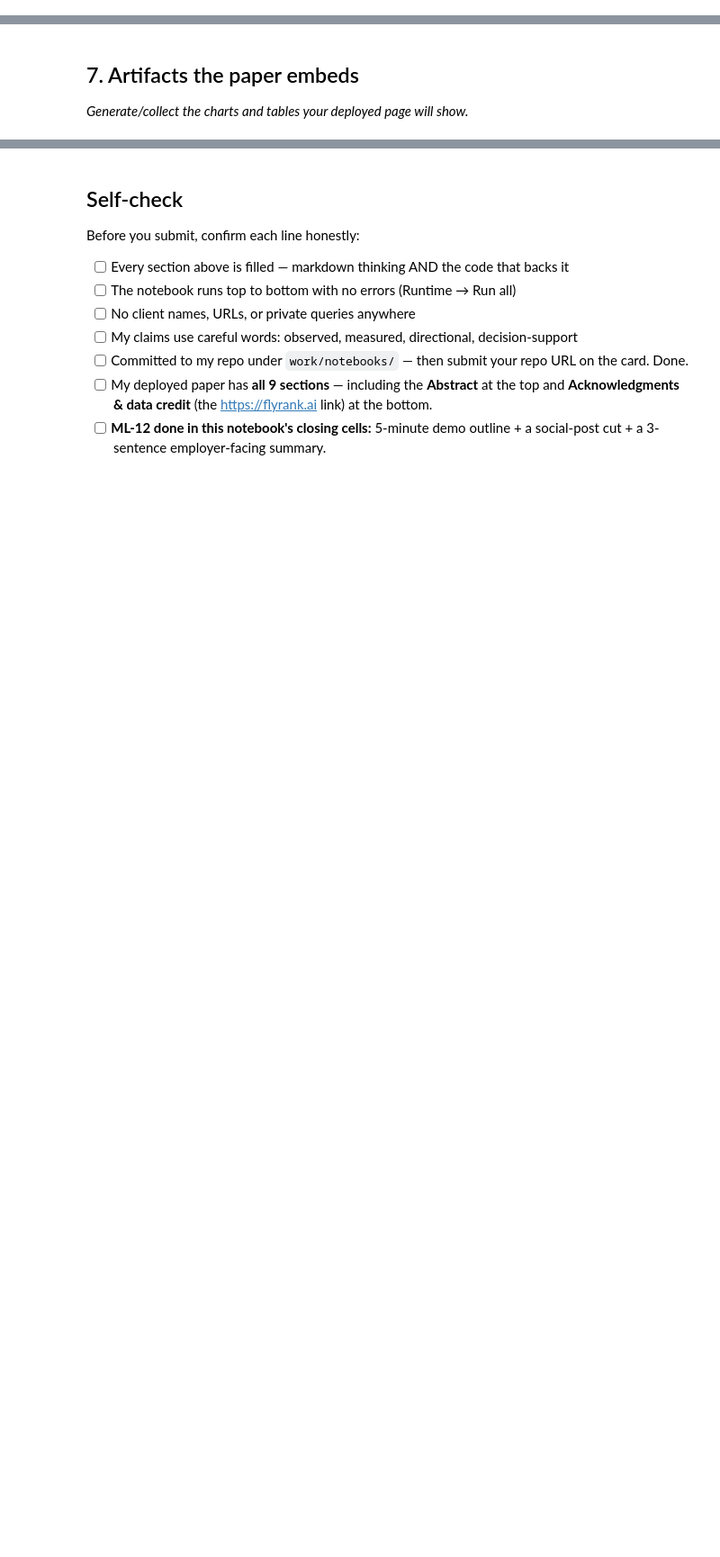
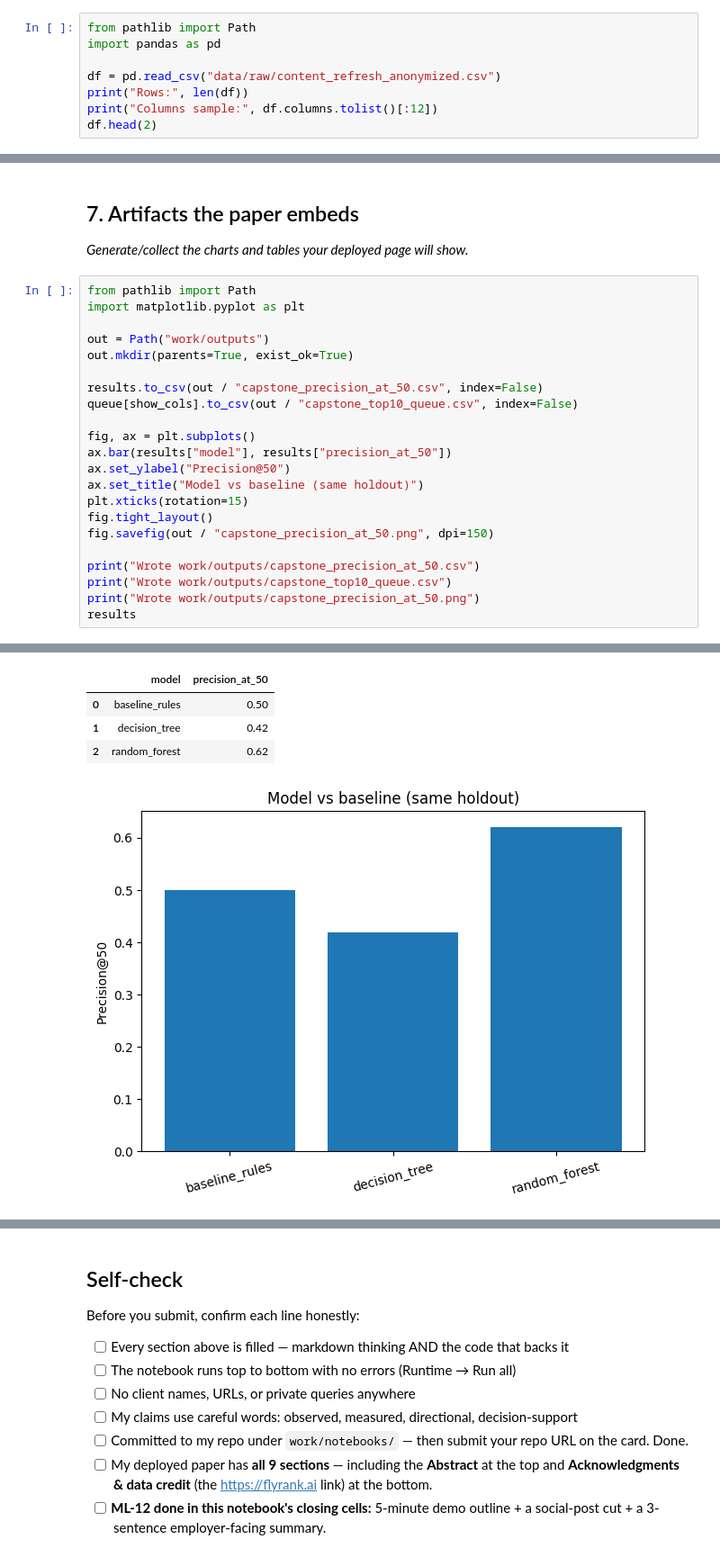
Before and after one commit to Fatima-05/FlyRank-ML, a Jupyter notebook: work/notebooks/capstone.ipynb, the cells around one changed output, grey strips where cells are left out. Shown at 90% size. Saved outputs shown, nothing was run; the diff lists cells and outputs as text; blank space fills up the shorter version.

```diff
--- a/work/notebooks/capstone.ipynb
+++ b/work/notebooks/capstone.ipynb
@@ -28,0 +52,8 @@ This skeleton is yours to fill. Work the sections **in order** — each one has
+# %%
+from pathlib import Path
+import pandas as pd
+
+df = pd.read_csv("data/raw/content_refresh_anonymized.csv")
+print("Rows:", len(df))
+print("Columns sample:", df.columns.tolist()[:12])
+df.head(2)
@@ -34,3 +265,26 @@ This skeleton is yours to fill. Work the sections **in order** — each one has
 ## 7. Artifacts the paper embeds
 
 *Generate/collect the charts and tables your deployed page will show.*
+# %%
+from pathlib import Path
+import matplotlib.pyplot as plt
+
+out = Path("work/outputs")
+out.mkdir(parents=True, exist_ok=True)
+
+results.to_csv(out / "capstone_precision_at_50.csv", index=False)
+queue[show_cols].to_csv(out / "capstone_top10_queue.csv", index=False)
+
+fig, ax = plt.subplots()
+ax.bar(results["model"], results["precision_at_50"])
+ax.set_ylabel("Precision@50")
+ax.set_title("Model vs baseline (same holdout)")
+plt.xticks(rotation=15)
+fig.tight_layout()
+fig.savefig(out / "capstone_precision_at_50.png", dpi=150)
+
+print("Wrote work/outputs/capstone_precision_at_50.csv")
+print("Wrote work/outputs/capstone_top10_queue.csv")
+print("Wrote work/outputs/capstone_precision_at_50.png")
+results
+# %% [output]
@@ -36,0 +294,5 @@ This skeleton is yours to fill. Work the sections **in order** — each one has
+|  | model | precision_at_50 |
+| 0 | baseline_rules | 0.50 |
+| 1 | decision_tree | 0.42 |
+| 2 | random_forest | 0.62 |
+[figure, added]
```
Also changed, not shown: parts of 17 cells of this notebook.
